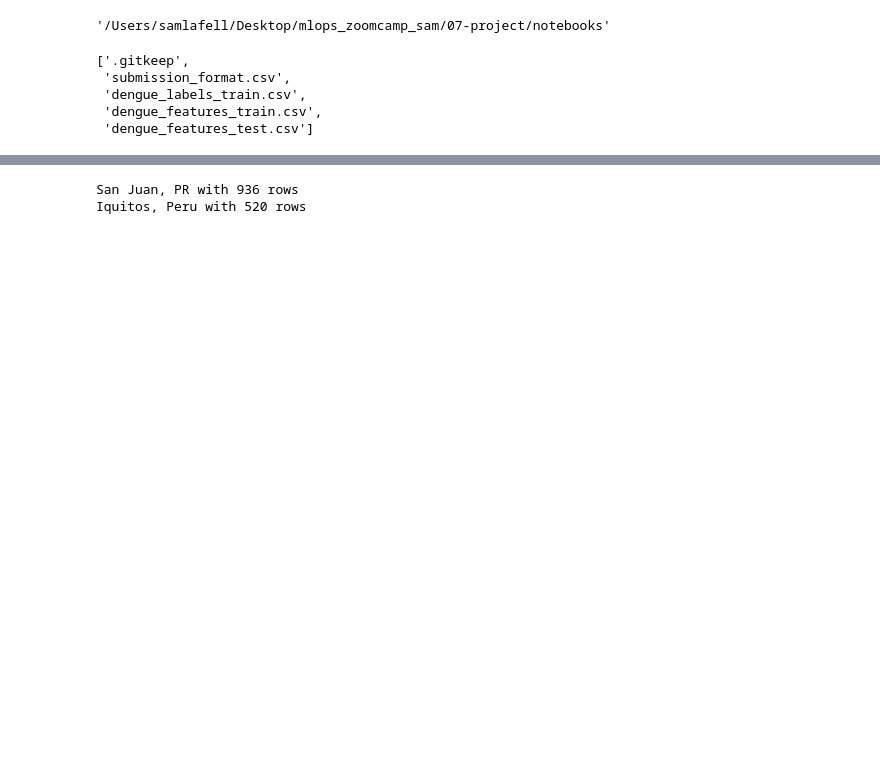
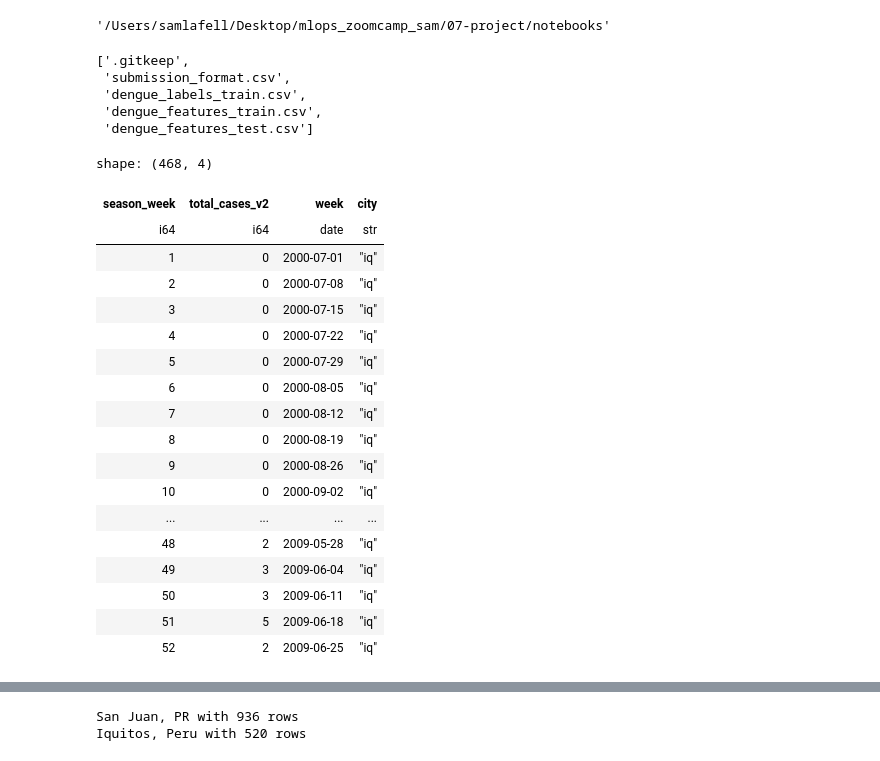
Before and after one commit to samlafell/mlops_zoomcamp_sam, a Jupyter notebook: 07-project/notebooks/explore.ipynb, the cells around one changed output, grey strips where cells are left out. Drawn from its saved outputs; the diff is of its cells as text; code cells hidden in the pictures; blank space fills up the shorter version.

```diff
--- a/07-project/notebooks/explore.ipynb
+++ b/07-project/notebooks/explore.ipynb
@@ -47,0 +66,32 @@ dengue_features = import_training(train_df = data_path / 'raw' / 'dengue_feature
+# %%
+iquitos_denguesite = import_data(data_path / 'raw' / 'iquitos_target.csv') \
+    .select('season_week', 'week_start_date', 'total_cases') \
+    .rename({'total_cases':'total_cases_v2'}) \
+    .with_columns(pl.col("week_start_date").apply(str_to_date, return_dtype=pl.Date).alias("week")) \
+    .with_columns(pl.lit('iq').alias('city')) \
+    .drop('week_start_date')
+
+
+four_digit_strtodate = partial(str_to_date, date_format = "%Y-%m-%d")
+training_features = training_features \
+    .with_columns(pl.col("week_start_date").apply(four_digit_strtodate, return_dtype=pl.Date).alias("week"))
+# %% [output]
+shape: (468, 4)
+| season_week | total_cases_v2 | week | city |
+| i64 | i64 | date | str |
+| 1 | 0 | 2000-07-01 | "iq" |
+| 2 | 0 | 2000-07-08 | "iq" |
+| 3 | 0 | 2000-07-15 | "iq" |
+| 4 | 0 | 2000-07-22 | "iq" |
+| 5 | 0 | 2000-07-29 | "iq" |
+| 6 | 0 | 2000-08-05 | "iq" |
+| 7 | 0 | 2000-08-12 | "iq" |
+| 8 | 0 | 2000-08-19 | "iq" |
+| 9 | 0 | 2000-08-26 | "iq" |
+| 10 | 0 | 2000-09-02 | "iq" |
+| ... | ... | ... | ... |
+| 48 | 2 | 2009-05-28 | "iq" |
+| 49 | 3 | 2009-06-04 | "iq" |
+| 50 | 3 | 2009-06-11 | "iq" |
+| 51 | 5 | 2009-06-18 | "iq" |
+| 52 | 2 | 2009-06-25 | "iq" |
```
Also changed, not shown: parts of 9 cells of this notebook, 2 other files.
